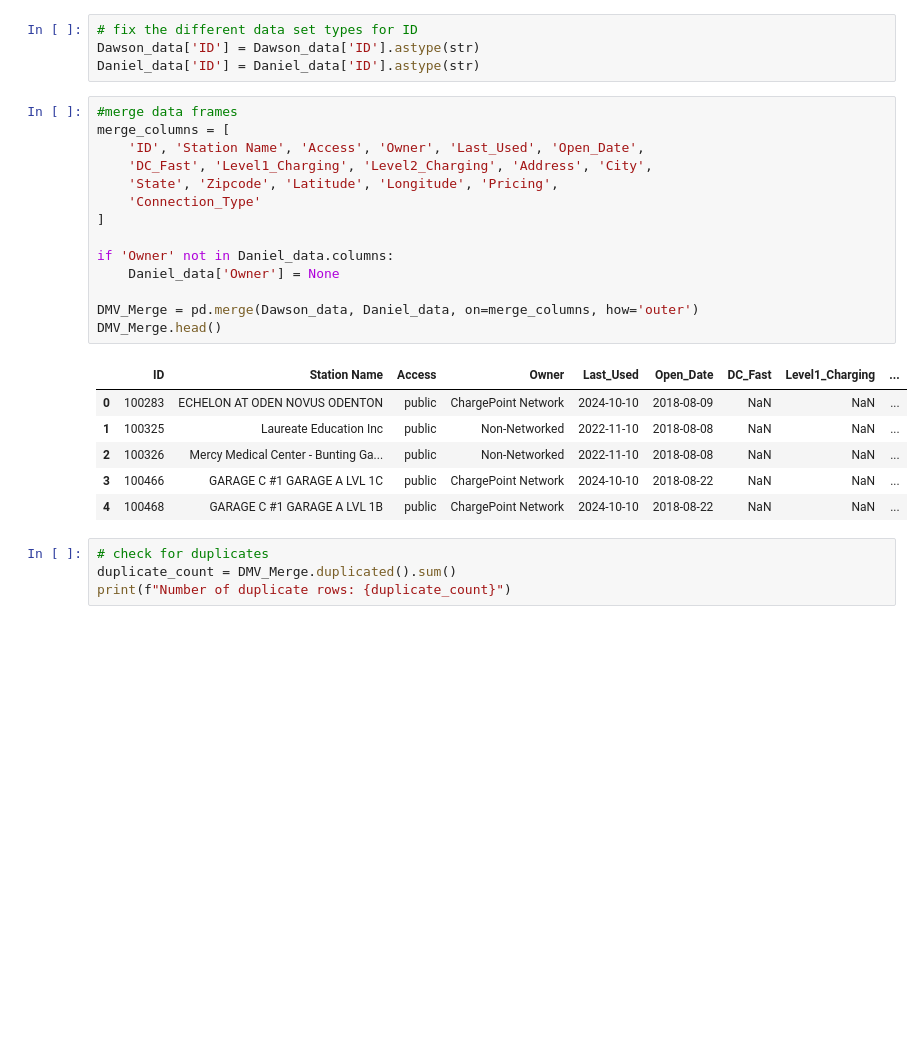
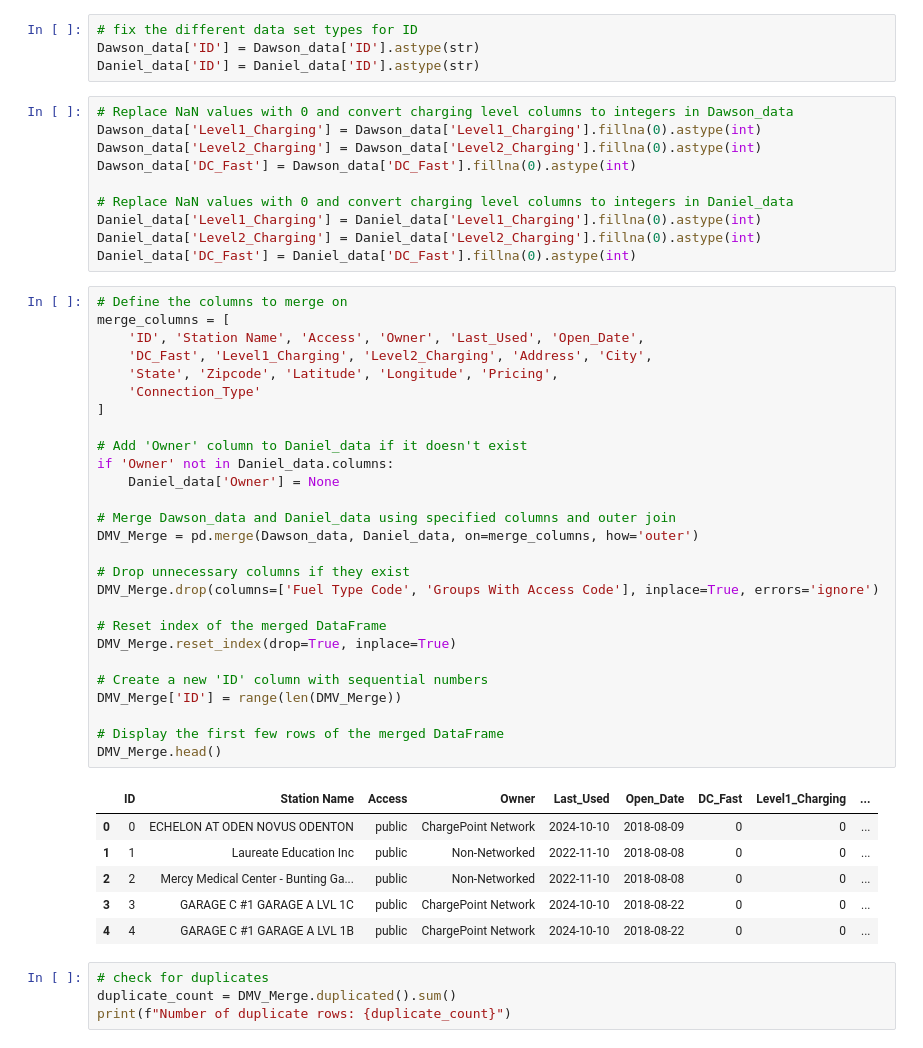
Before and after one commit to purcellcjp/EV-Charging-Dashboard, a Jupyter notebook: DMV Data/Data_Merge.ipynb, the cells around one changed output. Cells and saved outputs as stored; diff of their text form; blank space fills up the shorter version.

```diff
--- a/DMV Data/Data_Merge.ipynb
+++ b/DMV Data/Data_Merge.ipynb
@@ -128,27 +132,50 @@ dtype: object
 # fix the different data set types for ID
 Dawson_data['ID'] = Dawson_data['ID'].astype(str)
 Daniel_data['ID'] = Daniel_data['ID'].astype(str)
+# %%
+# Replace NaN values with 0 and convert charging level columns to integers in Dawson_data
+Dawson_data['Level1_Charging'] = Dawson_data['Level1_Charging'].fillna(0).astype(int)
+Dawson_data['Level2_Charging'] = Dawson_data['Level2_Charging'].fillna(0).astype(int)
+Dawson_data['DC_Fast'] = Dawson_data['DC_Fast'].fillna(0).astype(int)
+
+# Replace NaN values with 0 and convert charging level columns to integers in Daniel_data
+Daniel_data['Level1_Charging'] = Daniel_data['Level1_Charging'].fillna(0).astype(int)
+Daniel_data['Level2_Charging'] = Daniel_data['Level2_Charging'].fillna(0).astype(int)
+Daniel_data['DC_Fast'] = Daniel_data['DC_Fast'].fillna(0).astype(int)
 # %%
-#merge data frames
+# Define the columns to merge on
 merge_columns = [
     'ID', 'Station Name', 'Access', 'Owner', 'Last_Used', 'Open_Date',
     'DC_Fast', 'Level1_Charging', 'Level2_Charging', 'Address', 'City',
     'State', 'Zipcode', 'Latitude', 'Longitude', 'Pricing',
     'Connection_Type'
 ]
 
+# Add 'Owner' column to Daniel_data if it doesn't exist
 if 'Owner' not in Daniel_data.columns:
     Daniel_data['Owner'] = None
 
+# Merge Dawson_data and Daniel_data using specified columns and outer join
 DMV_Merge = pd.merge(Dawson_data, Daniel_data, on=merge_columns, how='outer')
+
+# Drop unnecessary columns if they exist
+DMV_Merge.drop(columns=['Fuel Type Code', 'Groups With Access Code'], inplace=True, errors='ignore')
+
+# Reset index of the merged DataFrame
+DMV_Merge.reset_index(drop=True, inplace=True)
+
+# Create a new 'ID' column with sequential numbers
+DMV_Merge['ID'] = range(len(DMV_Merge))
+
+# Display the first few rows of the merged DataFrame
 DMV_Merge.head()
 # %% [output]
 |  | ID | Station Name | Access | Owner | Last_Used | Open_Date | DC_Fast | Level1_Charging | ... |
-| 0 | 100283 | ECHELON AT ODEN NOVUS ODENTON | public | ChargePoint Network | 2024-10-10 | 2018-08-09 | NaN | NaN | ... |
-| 1 | 100325 | Laureate Education Inc | public | Non-Networked | 2022-11-10 | 2018-08-08 | NaN | NaN | ... |
-| 2 | 100326 | Mercy Medical Center - Bunting Ga... | public | Non-Networked | 2022-11-10 | 2018-08-08 | NaN | NaN | ... |
-| 3 | 100466 | GARAGE C #1 GARAGE A LVL 1C | public | ChargePoint Network | 2024-10-10 | 2018-08-22 | NaN | NaN | ... |
-| 4 | 100468 | GARAGE C #1 GARAGE A LVL 1B | public | ChargePoint Network | 2024-10-10 | 2018-08-22 | NaN | NaN | ... |
+| 0 | 0 | ECHELON AT ODEN NOVUS ODENTON | public | ChargePoint Network | 2024-10-10 | 2018-08-09 | 0 | 0 | ... |
+| 1 | 1 | Laureate Education Inc | public | Non-Networked | 2022-11-10 | 2018-08-08 | 0 | 0 | ... |
+| 2 | 2 | Mercy Medical Center - Bunting Ga... | public | Non-Networked | 2022-11-10 | 2018-08-08 | 0 | 0 | ... |
+| 3 | 3 | GARAGE C #1 GARAGE A LVL 1C | public | ChargePoint Network | 2024-10-10 | 2018-08-22 | 0 | 0 | ... |
+| 4 | 4 | GARAGE C #1 GARAGE A LVL 1B | public | ChargePoint Network | 2024-10-10 | 2018-08-22 | 0 | 0 | ... |
 # %%
 # check for duplicates
 duplicate_count = DMV_Merge.duplicated().sum()
```
Also changed, not shown: parts of 5 cells of this notebook.
